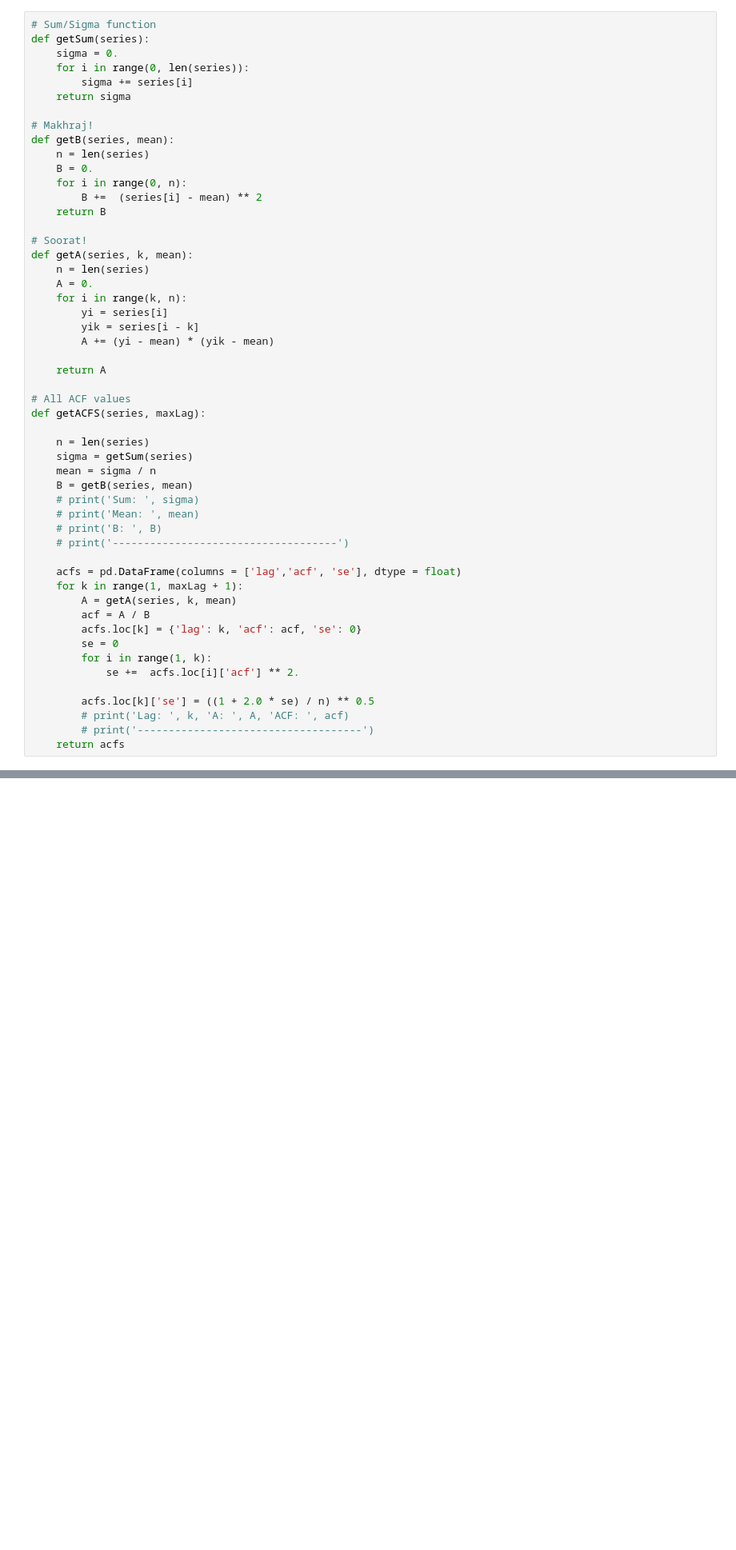
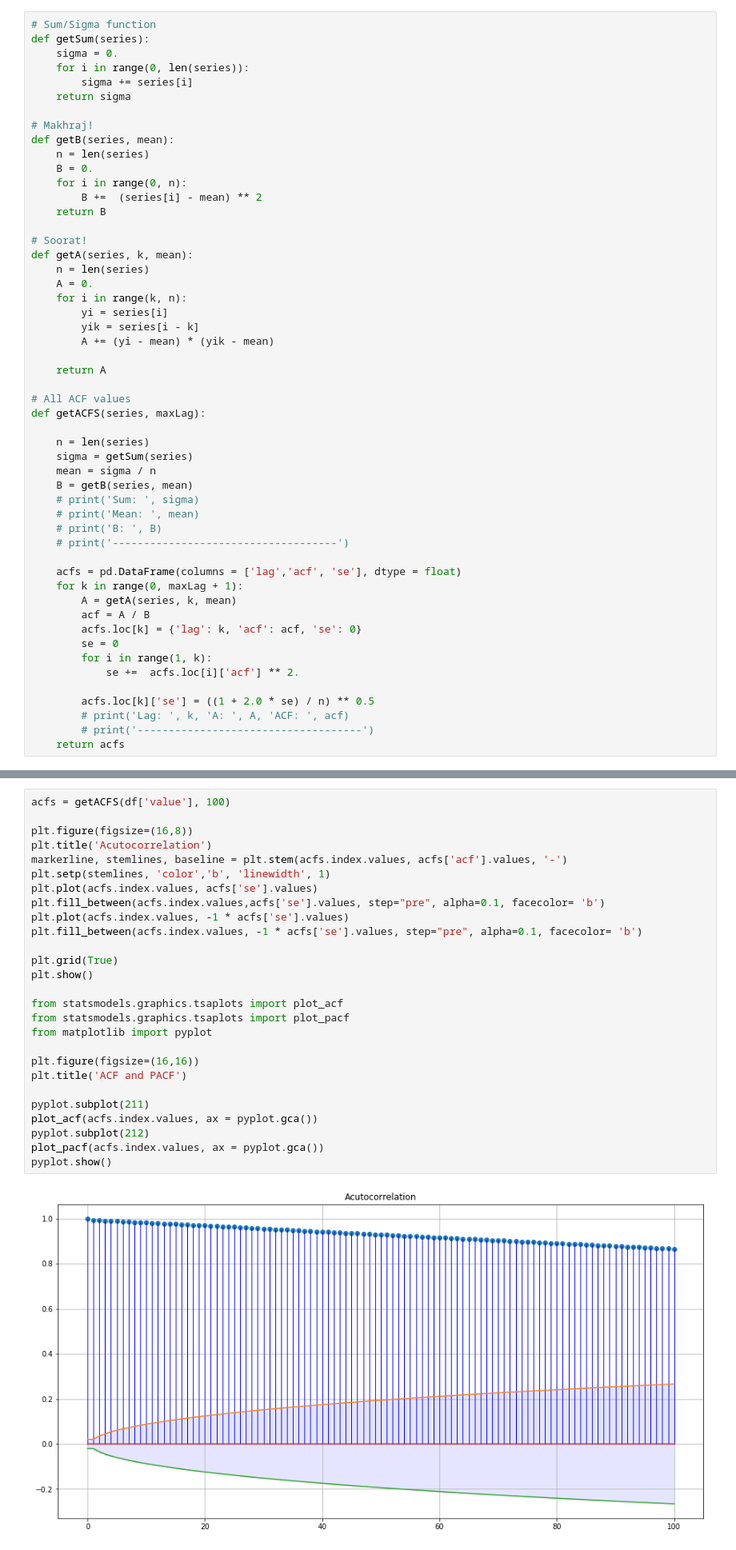
Before and after one commit to pournasserian/TimeSeries, a Jupyter notebook: Main/Untitled.ipynb, the cells around one changed output, grey strips where cells are left out. Shown at 80% size. Drawn from its saved outputs; the diff is of its cells as text; blank space fills up the shorter version.

```diff
--- a/Main/Untitled.ipynb
+++ b/Main/Untitled.ipynb
@@ -87,7 +92,7 @@ def getACFS(series, maxLag):
     # print('------------------------------------')
 
     acfs = pd.DataFrame(columns = ['lag','acf', 'se'], dtype = float)
-    for k in range(1, maxLag + 1):
+    for k in range(0, maxLag + 1):
         A = getA(series, k, mean)
         acf = A / B
         acfs.loc[k] = {'lag': k, 'acf': acf, 'se': 0}
@@ -135,0 +109,29 @@ plt.show()
+# %%
+acfs = getACFS(df['value'], 100)
+
+plt.figure(figsize=(16,8))
+plt.title('Acutocorrelation')
+markerline, stemlines, baseline = plt.stem(acfs.index.values, acfs['acf'].values, '-')
+plt.setp(stemlines, 'color','b', 'linewidth', 1)
+plt.plot(acfs.index.values, acfs['se'].values)
+plt.fill_between(acfs.index.values,acfs['se'].values, step="pre", alpha=0.1, facecolor= 'b')
+plt.plot(acfs.index.values, -1 * acfs['se'].values)
+plt.fill_between(acfs.index.values, -1 * acfs['se'].values, step="pre", alpha=0.1, facecolor= 'b')
+
+plt.grid(True)
+plt.show()
+
+from statsmodels.graphics.tsaplots import plot_acf
+from statsmodels.graphics.tsaplots import plot_pacf
+from matplotlib import pyplot
+
+plt.figure(figsize=(16,16))
+plt.title('ACF and PACF')
+
+pyplot.subplot(211)
+plot_acf(acfs.index.values, ax = pyplot.gca())
+pyplot.subplot(212)
+plot_pacf(acfs.index.values, ax = pyplot.gca())
+pyplot.show()
+# %% [output]
+[figure, added]
```
Also changed, not shown: parts of 5 cells of this notebook, 4 other files.
